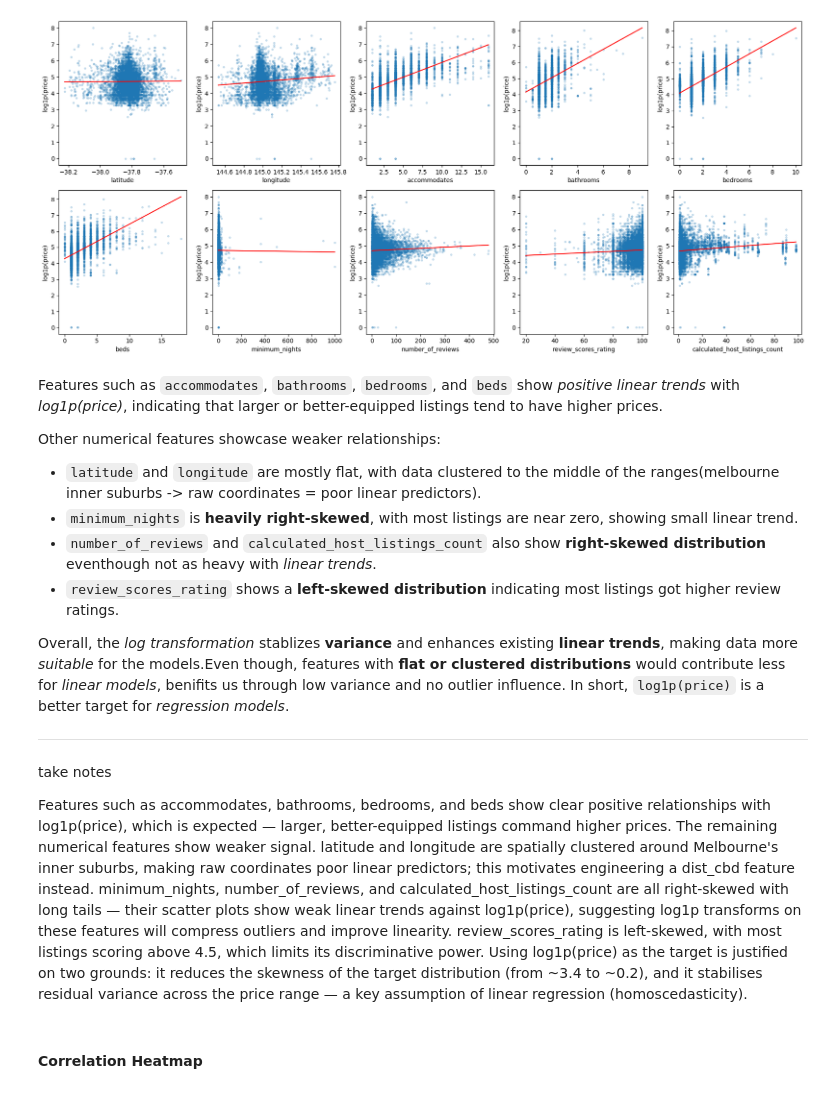
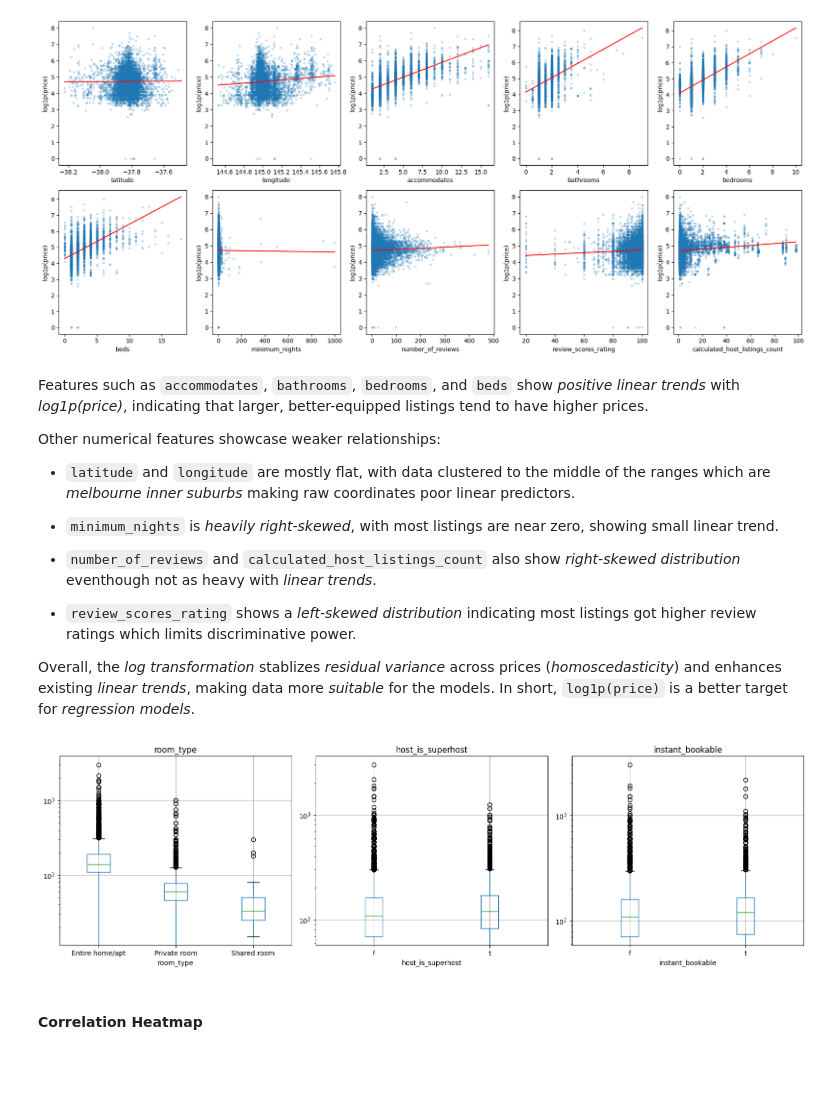
Before and after one commit to wadamiru/manual-ml, a Jupyter notebook: projects/regression/notebooks/airbnb_price_pred.ipynb, the cells around one changed output. Saved outputs shown, nothing was run; the diff lists cells and outputs as text; code cells hidden in the pictures; blank space fills up the shorter version.

Commit message:
continuing EDA of airbnb price predictor

```diff
--- a/projects/regression/notebooks/airbnb_price_pred.ipynb
+++ b/projects/regression/notebooks/airbnb_price_pred.ipynb
@@ -223,22 +213,28 @@ plt.tight_layout()
 # %% [output]
 [figure]
 # %% [markdown]
-Features such as `accommodates`, `bathrooms`, `bedrooms`, and `beds` show *positive linear trends* with *log1p(price)*, indicating that larger or better-equipped listings tend to have higher prices.
+Features such as `accommodates`, `bathrooms`, `bedrooms`, and `beds` show *positive linear trends* with *log1p(price)*, indicating that larger, better-equipped listings tend to have higher prices.
 
 Other numerical features showcase weaker relationships:
-- `latitude` and `longitude` are mostly flat, with data clustered to the middle of the ranges(melbourne inner suburbs -> raw coordinates = poor linear predictors).
-- `minimum_nights` is **heavily right-skewed**, with most listings are near zero, showing small linear trend.
-- `number_of_reviews` and `calculated_host_listings_count` also show **right-skewed distribution** eventhough not as heavy with *linear trends*.
-- `review_scores_rating` shows a **left-skewed distribution** indicating most listings got higher review ratings.
 
-Overall, the *log transformation* stablizes **variance** and enhances existing **linear trends**, making data more *suitable* for the models.Even though, features with **flat or clustered distributions** would contribute less for *linear models*, benifits us through low variance and no outlier influence. In short, `log1p(price)` is a better target for *regression models*.
+- `latitude` and `longitude` are mostly flat, with data clustered to the middle of the ranges which are *melbourne inner suburbs* making raw coordinates poor linear predictors.
 
----
-take notes
+- `minimum_nights` is *heavily right-skewed*, with most listings are near zero, showing small linear trend.
+- `number_of_reviews` and `calculated_host_listings_count` also show *right-skewed distribution* eventhough not as heavy with *linear trends*.
+- `review_scores_rating` shows a *left-skewed distribution* indicating most listings got higher review ratings which limits discriminative power.
 
-Features such as accommodates, bathrooms, bedrooms, and beds show clear positive relationships with log1p(price), which is expected — larger, better-equipped listings command higher prices.
-The remaining numerical features show weaker signal. latitude and longitude are spatially clustered around Melbourne's inner suburbs, making raw coordinates poor linear predictors; this motivates engineering a dist_cbd feature instead. minimum_nights, number_of_reviews, and calculated_host_listings_count are all right-skewed with long tails — their scatter plots show weak linear trends against log1p(price), suggesting log1p transforms on these features will compress outliers and improve linearity. review_scores_rating is left-skewed, with most listings scoring above 4.5, which limits its discriminative power.
-Using log1p(price) as the target is justified on two grounds: it reduces the skewness of the target distribution (from ~3.4 to ~0.2), and it stabilises residual variance across the price range — a key assumption of linear regression (homoscedasticity).
+Overall, the *log transformation* stablizes *residual variance* across prices (*homoscedasticity*) and enhances existing *linear trends*, making data more *suitable* for the models. In short, `log1p(price)` is a better target for *regression models*.
+# %%
+df_tr_original = pd.read_csv('dataset/train_data.csv')
+fig, axes = plt.subplots(1, 3, figsize=(16, 5))
+for ax, feat in zip(axes, ['room_type', 'host_is_superhost', 'instant_bookable']):
+    df_tr_original.boxplot(column='price', by=feat, ax=ax)
+    ax.set_yscale('log')  # log scale on y so you can actually see the boxes
+    ax.set_title(feat)
+plt.suptitle('')
+plt.tight_layout()
+# %% [output]
+[figure, added]
 # %% [markdown]
 #### Correlation Heatmap
 # %%
```
Also changed, not shown: parts of 4 cells of this notebook.
